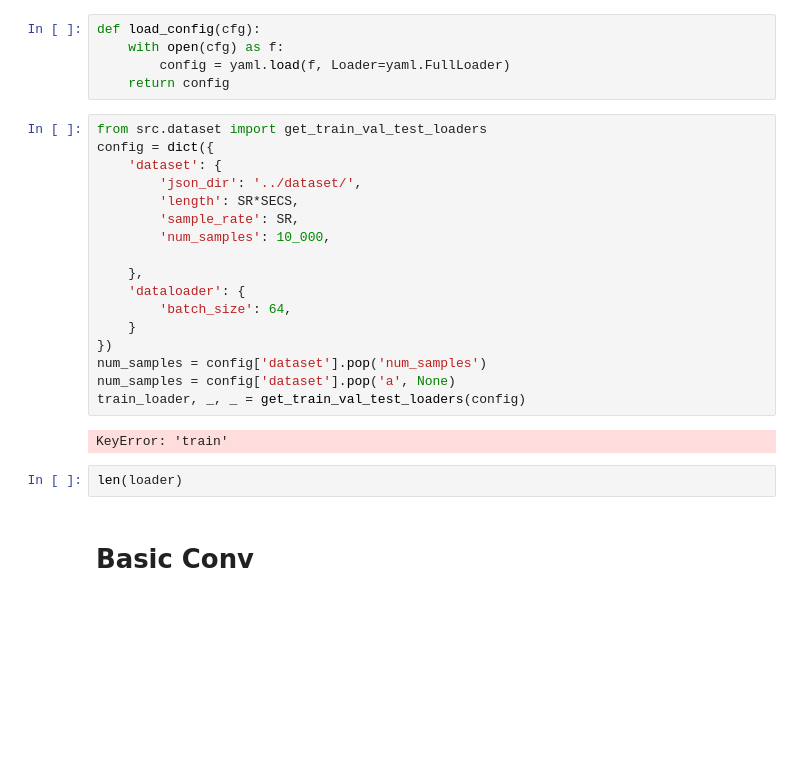
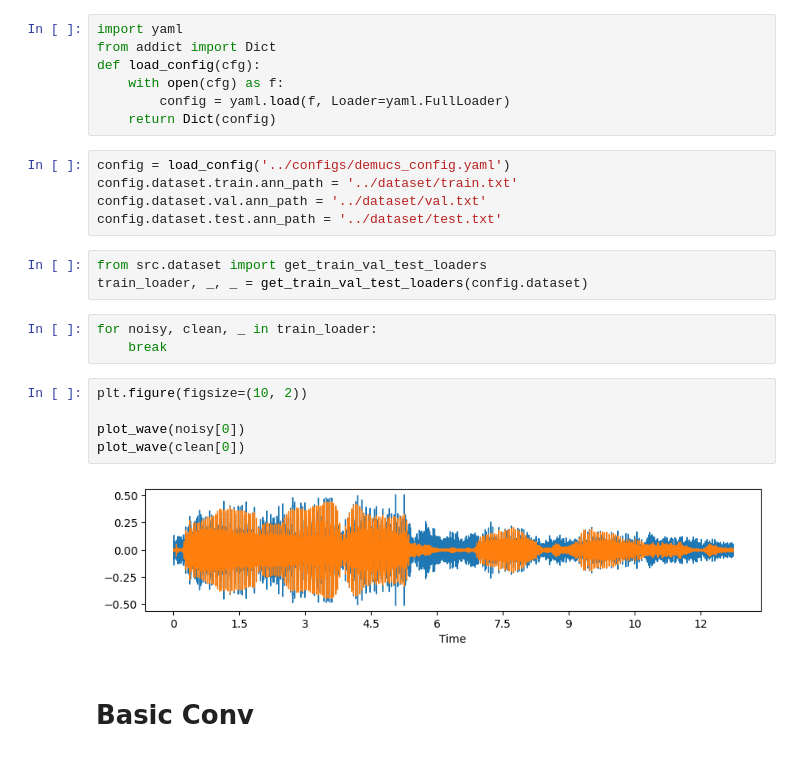
Before and after one commit to sir-timio/speech-denoiser, a Jupyter notebook: wave_wizard/pybooks/ARCH.ipynb, the cells around one changed output. Drawn from its saved outputs; the diff is of its cells as text; blank space fills up the shorter version.

```diff
--- a/wave_wizard/pybooks/ARCH.ipynb
+++ b/wave_wizard/pybooks/ARCH.ipynb
@@ -18,29 +19,28 @@ sample_rate=22050
 # %%
+import yaml
+from addict import Dict
 def load_config(cfg):
     with open(cfg) as f:
         config = yaml.load(f, Loader=yaml.FullLoader)
-    return config
+    return Dict(config)
+# %%
+config = load_config('../configs/demucs_config.yaml')
+config.dataset.train.ann_path = '../dataset/train.txt'
+config.dataset.val.ann_path = '../dataset/val.txt'
+config.dataset.test.ann_path = '../dataset/test.txt'
 # %%
 from src.dataset import get_train_val_test_loaders
-config = dict({
-    'dataset': {
-        'json_dir': '../dataset/',
-        'length': SR*SECS,
-        'sample_rate': SR,
-        'num_samples': 10_000,
-
-    },
-    'dataloader': {
-        'batch_size': 64,
-    }
-})
-num_samples = config['dataset'].pop('num_samples')
-num_samples = config['dataset'].pop('a', None)
-train_loader, _, _ = get_train_val_test_loaders(config)
+train_loader, _, _ = get_train_val_test_loaders(config.dataset)
-# %% [output]
-KeyError: 'train'
-# %%
-len(loader)
+# %%
+for noisy, clean, _ in train_loader:
+    break
+# %%
+plt.figure(figsize=(10, 2))
+
+plot_wave(noisy[0])
+plot_wave(clean[0])
+# %% [output]
+[figure, added]
 # %% [markdown]
 # Basic Conv
 # %%
```
Also changed, not shown: parts of 18 cells of this notebook, 7 other files.
